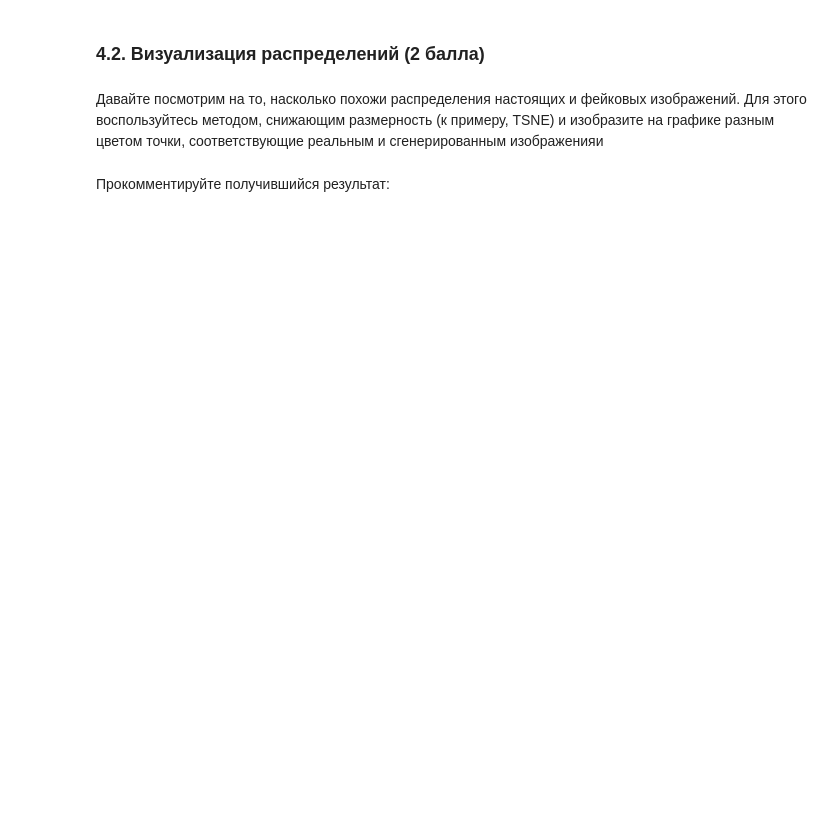
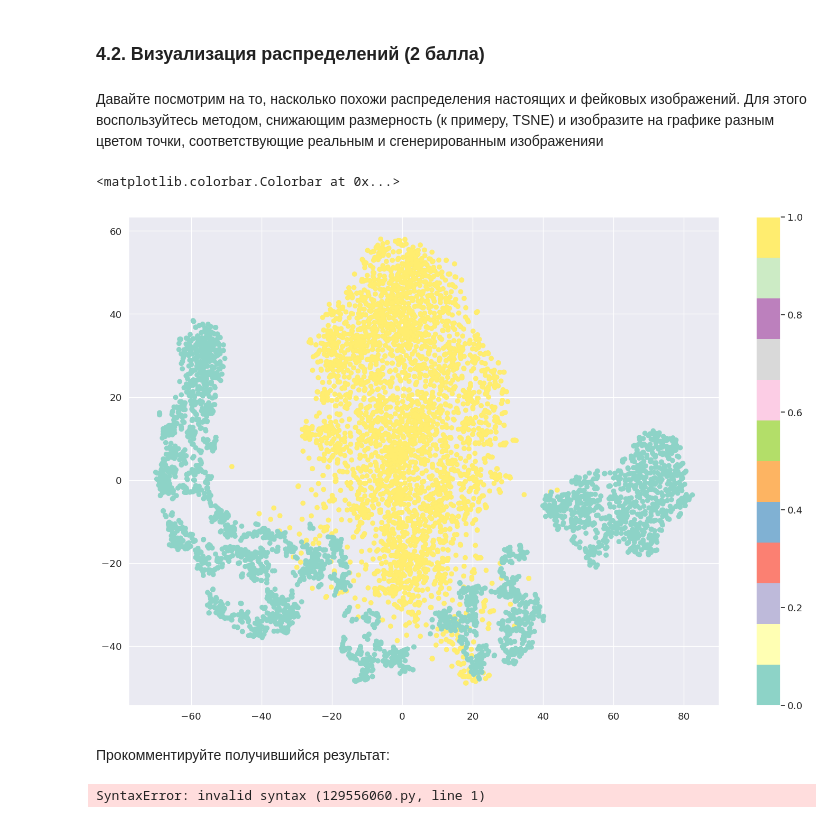
Before and after one commit to Nikc-mk/Deep_Learning_1, a Jupyter notebook: notebooks/[hw]gan.ipynb, the cells around one changed output. Drawn from its saved outputs; the diff is of its cells as text; code cells hidden in the pictures; blank space fills up the shorter version.

```diff
--- a/notebooks/[hw]gan.ipynb
+++ b/notebooks/[hw]gan.ipynb
@@ -381,0 +592,3 @@ show_images(fake_images)
+# %%
+# переведем в numpy
+real_and_fake_images = real_and_fake_images.numpy()
@@ -381,0 +597,7 @@ show_images(fake_images)
+# %%
+# метки класса 0 для сгенерированных изображений
+fake_class = np.zeros((len_im_dataset, 1))
+# метки класса 1 для реальных
+real_class = np.ones((len_im_dataset, 1))
+# %%
+real_and_fake_class = np.concatenate((real_class, fake_class), axis=0)
@@ -385,5 +645,20 @@ show_images(fake_images)
 ### 4.2. Визуализация распределений (2 балла)
 # %% [markdown]
 Давайте посмотрим на то, насколько похожи распределения настоящих и фейковых изображений. Для этого воспользуйтесь методом, снижающим размерность (к примеру, TSNE) и изобразите на графике разным цветом точки, соответствующие реальным и сгенерированным изображенияи
+# %%
+real_and_fake_images_tsne = TSNE(n_components=2, n_jobs=-1).fit_transform(real_and_fake_images)
+# %%
+plt.figure(figsize=(18, 12))
+plt.scatter(real_and_fake_images_tsne[:, 0], real_and_fake_images_tsne[:, 1], c=real_and_fake_class, cmap='Set3')
+plt.colorbar()
+# %% [output]
+<matplotlib.colorbar.Colorbar at 0x...>
+[figure, added]
 # %% [markdown]
 Прокомментируйте получившийся результат:
+# %%
+Сгенерированые изображения находятся по сторонам от реальных, возможно при большем количестве эпох они бы сошлись
+в центре с реальными изображениями (400 эпох обучения этого не долбились), есть небольшие зоны пересечения
+сгенерированых и реальных изображений, часть изображений генератор создает как реальные.
+# %% [output]
+SyntaxError: invalid syntax (129556060.py, line 1)
```
Also changed, not shown: parts of 32 cells of this notebook, 1 other file.
